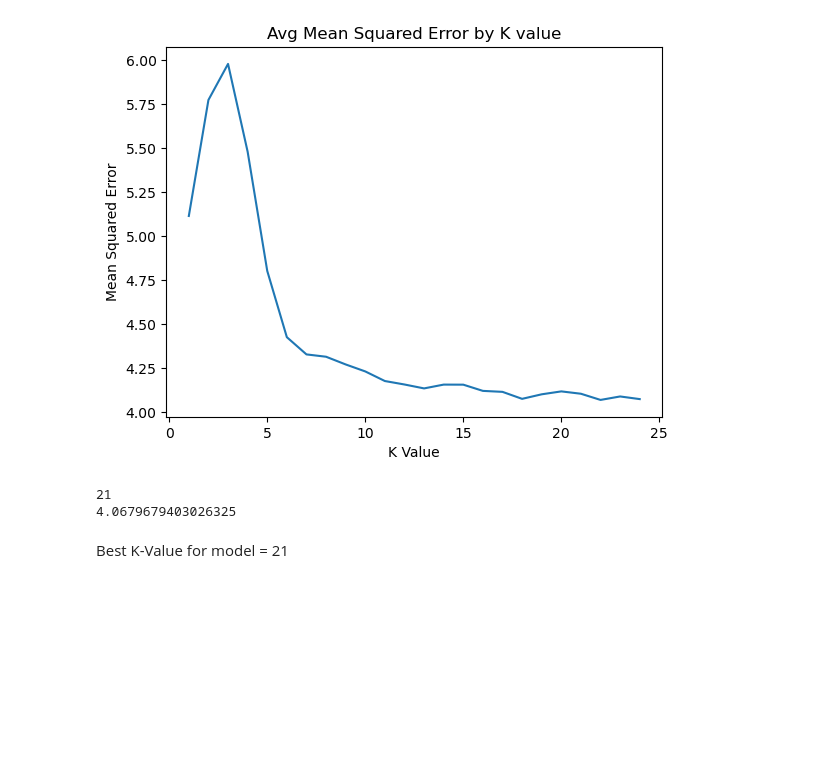
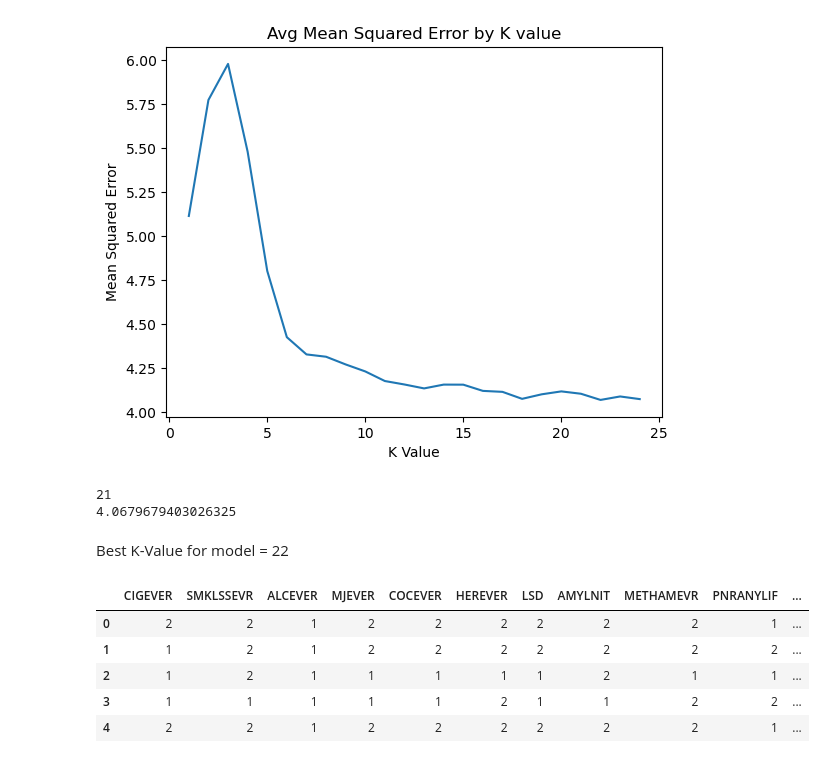
Before and after one commit to DanHL0/COGS109, a Jupyter notebook: COGS109_FInal_Project.ipynb, the cells around one changed output. Drawn from its saved outputs; the diff is of its cells as text; code cells hidden in the pictures; blank space fills up the shorter version.

```diff
--- a/COGS109_FInal_Project.ipynb
+++ b/COGS109_FInal_Project.ipynb
@@ -217,4 +217,27 @@ print(minMSE)
 21
 4.0679679403026325
 # %% [markdown]
-Best K-Value for model = 21
+Best K-Value for model = 22
+# %%
+predCols = ['CIGEVER', 'SMKLSSEVR', 'ALCEVER', 'MJEVER', 'COCEVER', 'HEREVER', 'LSD',
+        'AMYLNIT', 'METHAMEVR', 'PNRANYLIF', 'TRQANYLIF','STMANYLIF','CATAG6','NEWRACE2','IRSEX']
+X = df[predCols]
+y = df.IREDUHIGHST2
+neigh = KNeighborsClassifier(n_neighbors=22)
+X_train, X_test, y_train, y_test = train_test_split(X, y,random_state=40)
+neigh.fit(X_train, y_train)
+y_pred = neigh.predict(X_test)
+# %%
+graphDf = X_test.copy()
+graphDf['y_test'] = y_test
+graphDf['y_pred'] = y_pred
+graphDf.reset_index(inplace=True,drop=True)
+# %%
+graphDf.head()
+# %% [output]
+|  | CIGEVER | SMKLSSEVR | ALCEVER | MJEVER | COCEVER | HEREVER | LSD | AMYLNIT | METHAMEVR | PNRANYLIF | ... |
+| 0 | 2 | 2 | 1 | 2 | 2 | 2 | 2 | 2 | 2 | 1 | ... |
+| 1 | 1 | 2 | 1 | 2 | 2 | 2 | 2 | 2 | 2 | 2 | ... |
+| 2 | 1 | 2 | 1 | 1 | 1 | 1 | 1 | 2 | 1 | 1 | ... |
+| 3 | 1 | 1 | 1 | 1 | 1 | 2 | 1 | 1 | 2 | 2 | ... |
+| 4 | 2 | 2 | 1 | 2 | 2 | 2 | 2 | 2 | 2 | 1 | ... |
```
